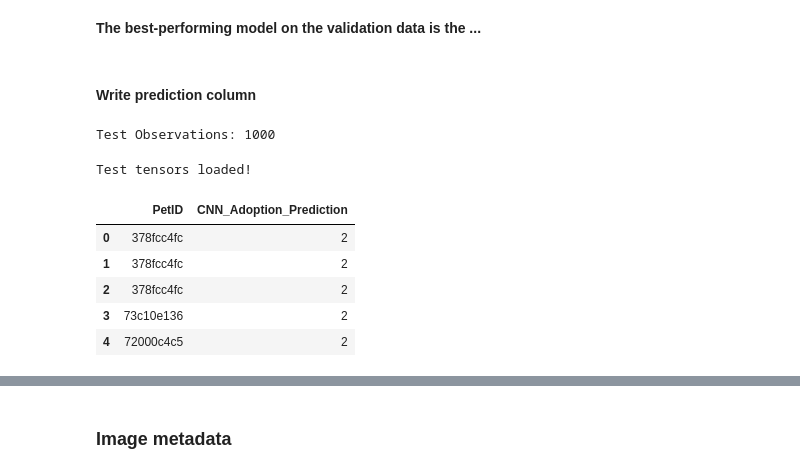
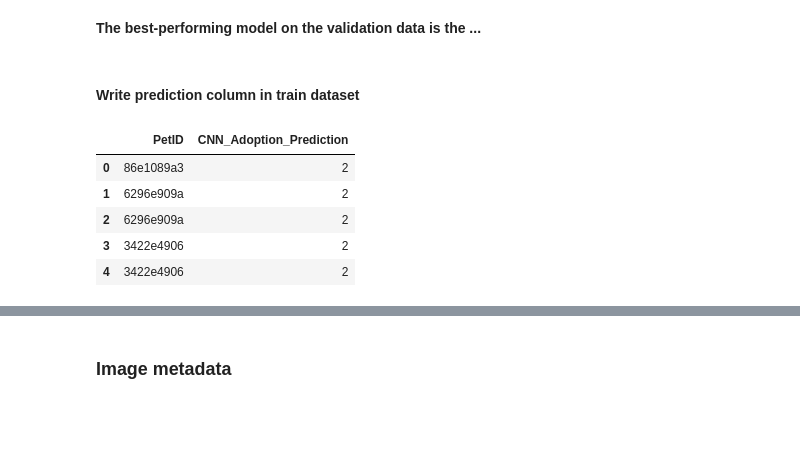
Before and after one commit to manuelfreude/kagglepetfinder, a Jupyter notebook: petfinder.ipynb, the cells around one changed output, grey strips where cells are left out. Cells and saved outputs as stored; diff of their text form; code cells hidden in the pictures; blank space fills up the shorter version.

Commit message:
Tuning image prediction, full train/test data prep

```diff
--- a/petfinder.ipynb
+++ b/petfinder.ipynb
@@ -1305,13 +1371,13 @@ VGG16_model.compile(loss='categorical_crossentropy', optimizer='rmsprop', metric
 # %%
-# Training the model
+# Training the model - takes about 3 hours for one episode on local machine
 
-epochs = 5
+epochs = 3
 
-checkpointer = ModelCheckpoint(filepath='Saved_models/weights.best.VGG16.hdf5',
+checkpointer = ModelCheckpoint(filepath='Saved_models/weights.best.VGG19.hdf5',
                                verbose=1, save_best_only=True)
 
-VGG16_model.fit(train_tensors, train_targets,
-          validation_data=(valid_tensors, valid_targets),
+VGG19_model.fit(train_tensors, train_valid_targets,
+          validation_split=0.2, shuffle=True,
           epochs=epochs, batch_size=20, callbacks=[checkpointer], verbose=1)
 # %% [markdown]
 *Best weights are saved in case needed later*
@@ -1326,17 +1386,34 @@ Resnet50_model.summary()
+# %%
+from keras.applications.resnet50 import ResNet50 #Download 90+ MB)
+from keras import layers
+from keras import models
+from keras.callbacks import ModelCheckpoint
+
+num_classes = len(train_valid_targets[0])
+
+base_Resnet50_model = ResNet50(include_top=False, weights=None, input_shape=(224, 224, 3), pooling='avg')
+
+Resnet50_out = base_Resnet50_model.output
+
+Resnet50_out = layers.Dense(num_classes, activation='softmax')(Resnet50_out)
+
+Resnet50_model = models.Model(inputs = base_Resnet50_model.input, outputs = Resnet50_out)
+
+Resnet50_model.summary()
 # %%
 # Compile the model
 
-Resnet50_model.compile(loss='categorical_crossentropy', optimizer='rmsprop', metrics=['accuracy'])
+Resnet50_model.compile(loss='categorical_crossentropy', optimizer='adam', metrics=['accuracy'])
 # %%
-# Training the model
+# Training the model - takes about 3 hours for one episode on local machine
 
-epochs = 5
+epochs = 3
 
 checkpointer = ModelCheckpoint(filepath='Saved_models/weights.best.Resnet50.hdf5',
                                verbose=1, save_best_only=True)
 
-Resnet50_model.fit(train_tensors, train_targets,
-          validation_data=(valid_tensors, valid_targets),
+Resnet50_model.fit(train_tensors, train_valid_targets,
+          validation_split=0.2, shuffle=True,
           epochs=epochs, batch_size=20, callbacks=[checkpointer], verbose=1)
 # %% [markdown]
 *Best weights are saved in case needed later*
@@ -1347,4 +1424,4 @@ Resnet50_model.fit(train_tensors, train_targets,
 
 Resnet50_model.load_weights('Saved_models/weights.best.Resnet50.hdf5')
 # %% [markdown]
-#### Write prediction column
+#### Write prediction column in train dataset
@@ -1357,52 +1428,29 @@ test_img = test_img[0:test_size]
-# %%
-# Loading test dataset
-
-def load_test_dataset(path):
-    data = load_files(path)
-    files = np.array(test_img["ImagePath"])
-    return files
-
-test_files = load_test_dataset('test_images/')
-
-print('Test Observations: %d' % (len(test_files)))
-# %% [output]
-Test Observations: 1000
-# %%
-# Pre-process the data for Keras incl. scaling down by 255
-
-ImageFile.LOAD_TRUNCATED_IMAGES = True
-
-test_tensors = paths_to_tensor(test_files).astype('float32')/255
-
-print('Test tensors loaded!')
-# %% [output]
-Test tensors loaded!
 # %%
 # Load best weights
 
 model.load_weights('Saved_models/weights.best.from_scratch.hdf5')
 # %%
-# Making predictions into new dataframe with test_img PetID
+# Making predictions into new dataframe with train_img PetID
 
 pred_adoption_speed = pd.DataFrame(columns=['CNN_Adoption_Prediction'])
 
-for tensor in test_tensors:
+for tensor in train_tensors:
     pred = np.argmax(model.predict(np.expand_dims(tensor, axis=0)))
     pred_adoption_speed = pred_adoption_speed.append(pd.Series([pred], index=pred_adoption_speed.columns),
                                            ignore_index=True)
 
 pred_img = pd.DataFrame(columns=['PetID', 'CNN_Adoption_Prediction'])
-pred_img['PetID'] = test_img['PetID']
+pred_img['PetID'] = train_img['PetID']
 pred_img['CNN_Adoption_Prediction'] = pred_adoption_speed['CNN_Adoption_Prediction']
 
 pred_img.head()
 # %% [output]
 |  | PetID | CNN_Adoption_Prediction |
-| 0 | 378fcc4fc | 2 |
-| 1 | 378fcc4fc | 2 |
-| 2 | 378fcc4fc | 2 |
-| 3 | 73c10e136 | 2 |
-| 4 | 72000c4c5 | 2 |
+| 0 | 86e1089a3 | 2 |
+| 1 | 6296e909a | 2 |
+| 2 | 6296e909a | 2 |
+| 3 | 3422e4906 | 2 |
+| 4 | 3422e4906 | 2 |
 # %%
 pred_img['CNN_Adoption_Prediction'].value_counts()
 # %% [output]
```
Also changed, not shown: parts of 69 cells of this notebook.
